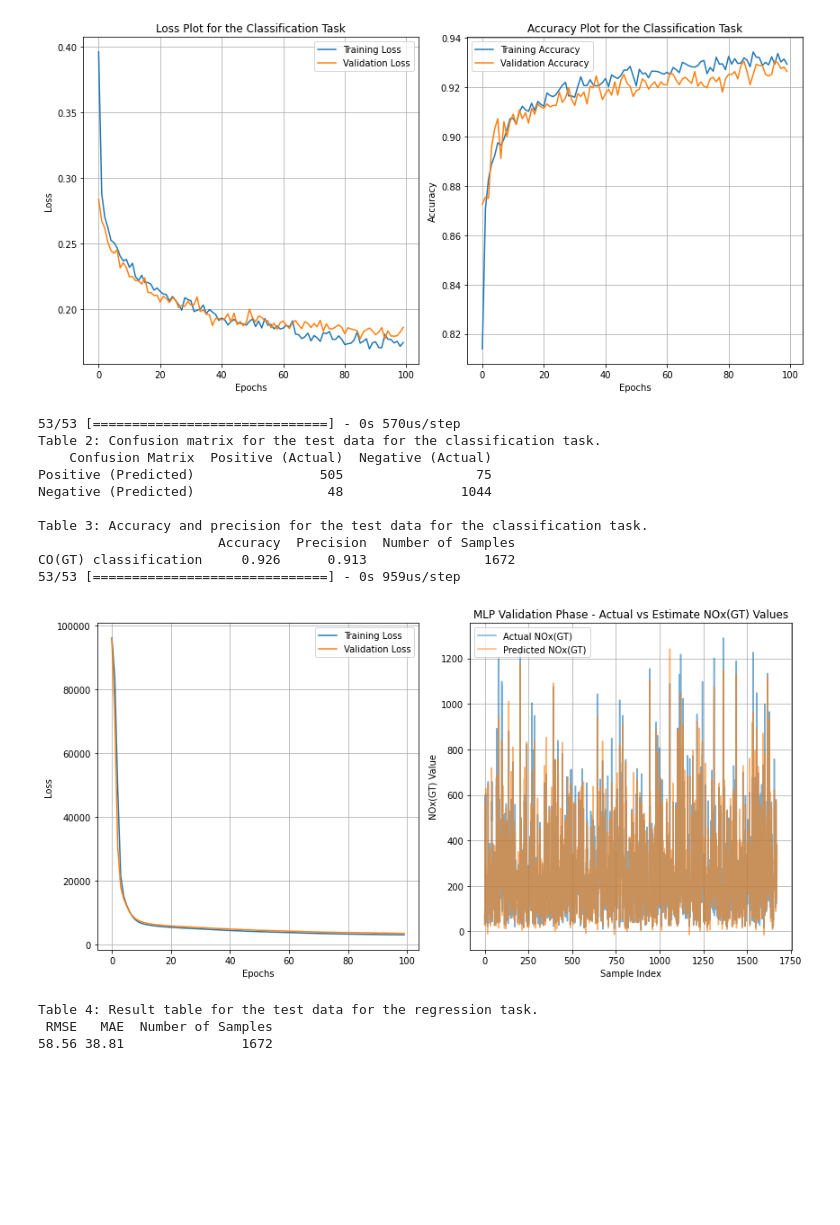
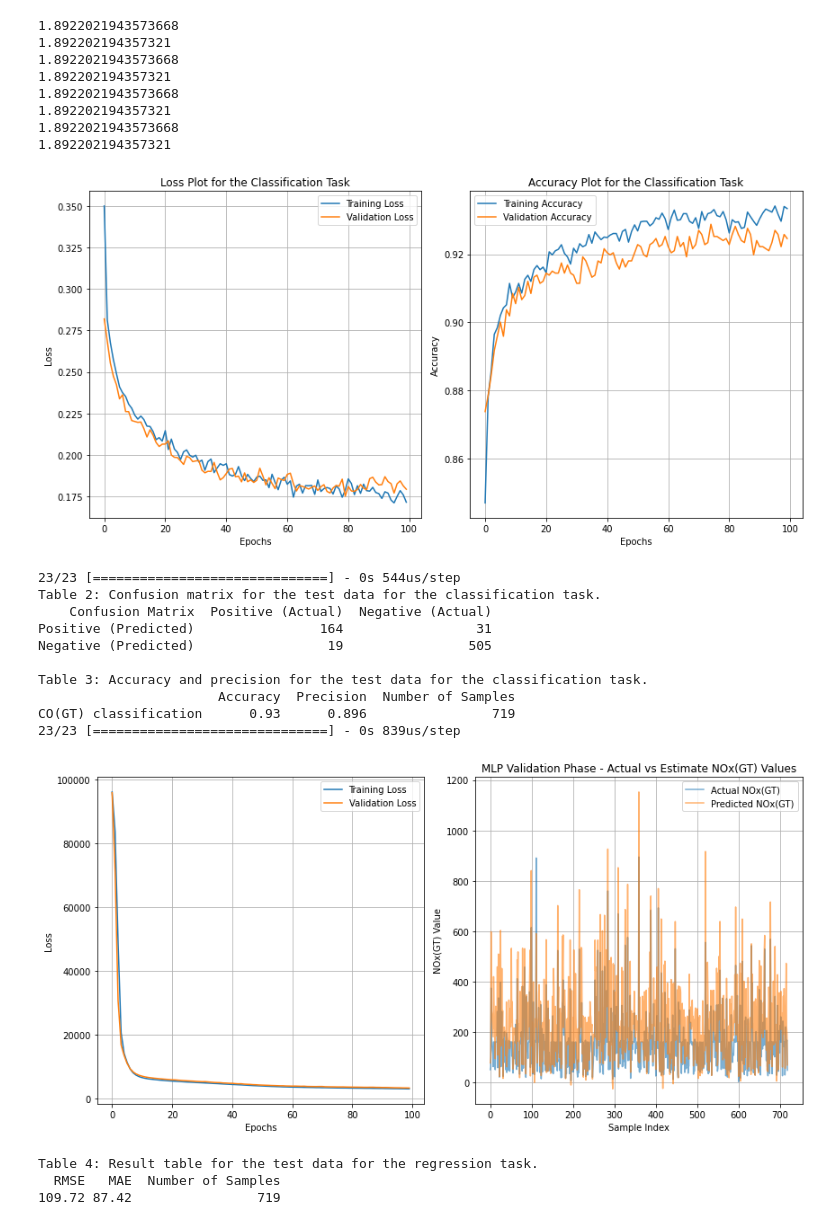
Before and after one commit to Mike0325-c/comp9414Ai-python, a Jupyter notebook: ass1/assi1.ipynb, the cells around one changed output. Cells and saved outputs as stored; diff of their text form; code cells hidden in the pictures; blank space fills up the shorter version.

```diff
--- a/ass1/assi1.ipynb
+++ b/ass1/assi1.ipynb
@@ -75,7 +75,10 @@ scaler = StandardScaler()
 # split dataset to train, test set for classification
 def split_set_classify(dataset):
     # calculate the mean
-    co_mean = sum(dataset['CO(GT)'])/len(dataset['CO(GT)'])
+    # co_mean = sum(dataset['CO(GT)'])/len(dataset['CO(GT)'])
+    co_mean = dataset['CO(GT)'].mean()
+    print(dataset['CO(GT)'].mean())
+    print(sum(dataset['CO(GT)'])/len(dataset['CO(GT)']))
 
     X = dataset.drop(['CO(GT)'], axis=1)
     # binary target: 1 if CO(GT) > mean, 0 otherwise
@@ -452,44 +455,52 @@ Table 4: Result table for the test data for the regression task.
 # %%
 # for generalisation set
 from keras.models import load_model
 # read dataset and replace -200 by NaN
-dataset_gen = pd.read_excel("AirQualityUCI _ Students.xlsx") # need to edit the path
+dataset_gen = pd.read_excel("test.xlsx") # need to edit the path
 dataset_gen.replace(-200, np.nan, inplace=True)
 dataset_gen_im = imputation_pre(dataset_gen)
 
 
 # load model classification
 X_train_scaled_gen = split_set_classify(dataset_gen_im)[0]
 X_test_scaled_gen = split_set_classify(dataset_gen_im)[1]
 y_train_gen = split_set_classify(dataset_gen_im)[2]
 y_test_gen = split_set_classify(dataset_gen_im)[3]
 loaded_history_class_gen = np.load('training_history_class.npy', allow_pickle=True).item()
 plot_pic_class(loaded_history_class_gen)
 model_load_class_gen = load_model('my_model_class.h5')
 model_performance(X_test_scaled_gen, y_test_gen, model_load_class_gen)
 
 # load model regression
 X_train_scaled_reg_gen = split_set_reg(dataset_gen_im)[0]
 X_test_scaled_reg_gen = split_set_reg(dataset_gen_im)[1]
 y_train_reg_gen = split_set_reg(dataset_gen_im)[2]
 y_test_reg_gen = split_set_reg(dataset_gen_im)[3]
 loaded_history_reg_gen = np.load('training_history_regression.npy', allow_pickle=True).item()
 model_load_reg_gen = load_model('my_model_regression.h5')
 y_pred_reg_gen = plot_pic_reg(loaded_history_reg_gen,model_load_reg_gen, X_test_scaled_reg_gen, y_test_reg_gen)
 reg_performance(y_test_reg_gen, y_pred_reg_gen)
 # %% [output]
+1.8922021943573668
+1.892202194357321
+1.8922021943573668
+1.892202194357321
+1.8922021943573668
+1.892202194357321
+1.8922021943573668
+1.892202194357321
-[figure, old version]
+[figure, new version]
-53/53 [==============================] - 0s 570us/step
-Table 2: Confusion matrix for the test data for the classification task.
-    Confusion Matrix  Positive (Actual)  Negative (Actual)
-Positive (Predicted)                505                 75
-Negative (Predicted)                 48               1044
-
-Table 3: Accuracy and precision for the test data for the classification task.
-                       Accuracy  Precision  Number of Samples
-CO(GT) classification     0.926      0.913               1672
-53/53 [==============================] - 0s 959us/step
+23/23 [==============================] - 0s 544us/step
+Table 2: Confusion matrix for the test data for the classification task.
+    Confusion Matrix  Positive (Actual)  Negative (Actual)
+Positive (Predicted)                164                 31
+Negative (Predicted)                 19                505
+
+Table 3: Accuracy and precision for the test data for the classification task.
+                       Accuracy  Precision  Number of Samples
+CO(GT) classification      0.93      0.896                719
+23/23 [==============================] - 0s 839us/step
-[figure, old version]
+[figure, new version]
-Table 4: Result table for the test data for the regression task.
- RMSE   MAE  Number of Samples
-58.56 38.81               1672
+Table 4: Result table for the test data for the regression task.
+  RMSE   MAE  Number of Samples
+109.72 87.42                719
```
Also changed, not shown: parts of 12 cells of this notebook, 8 other files.
